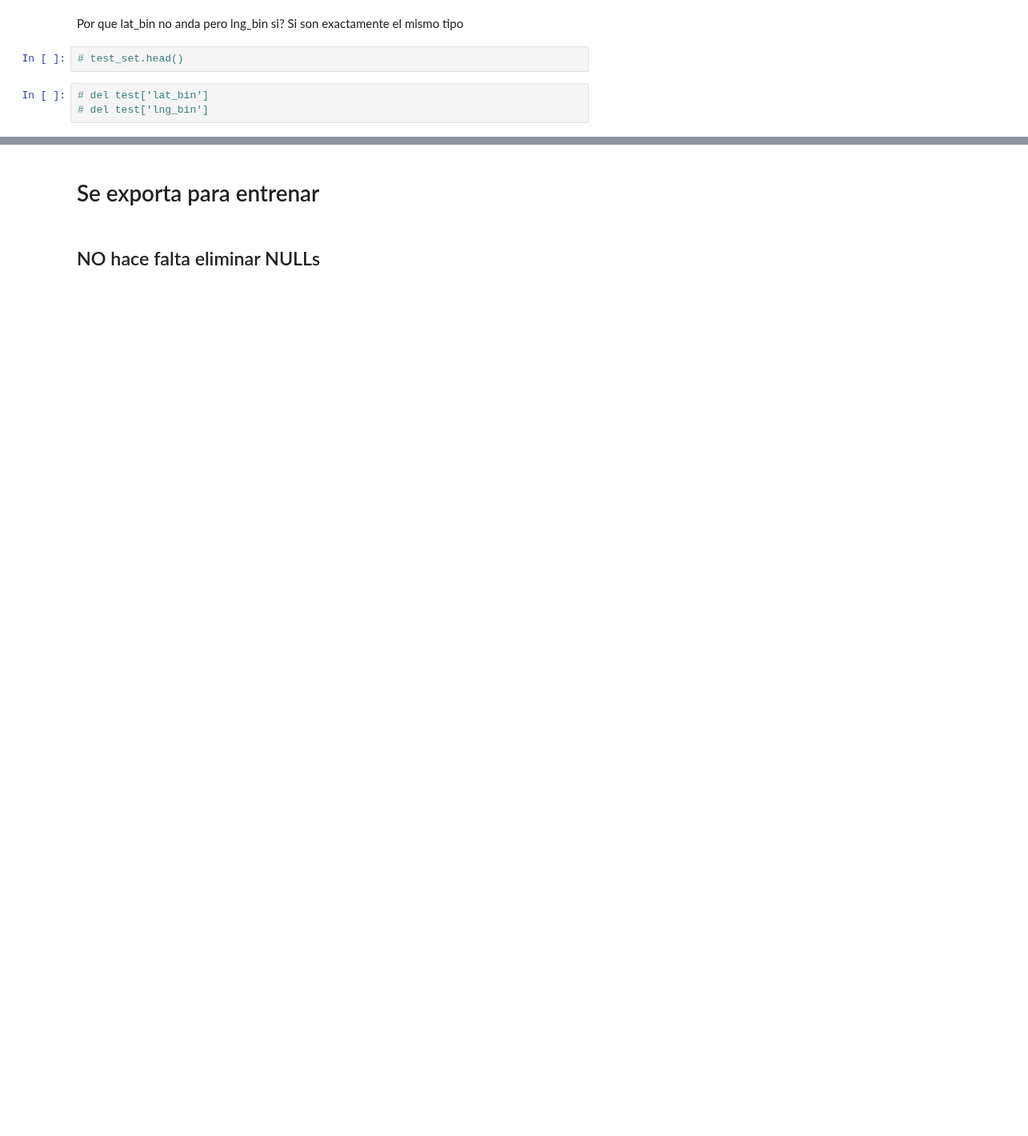
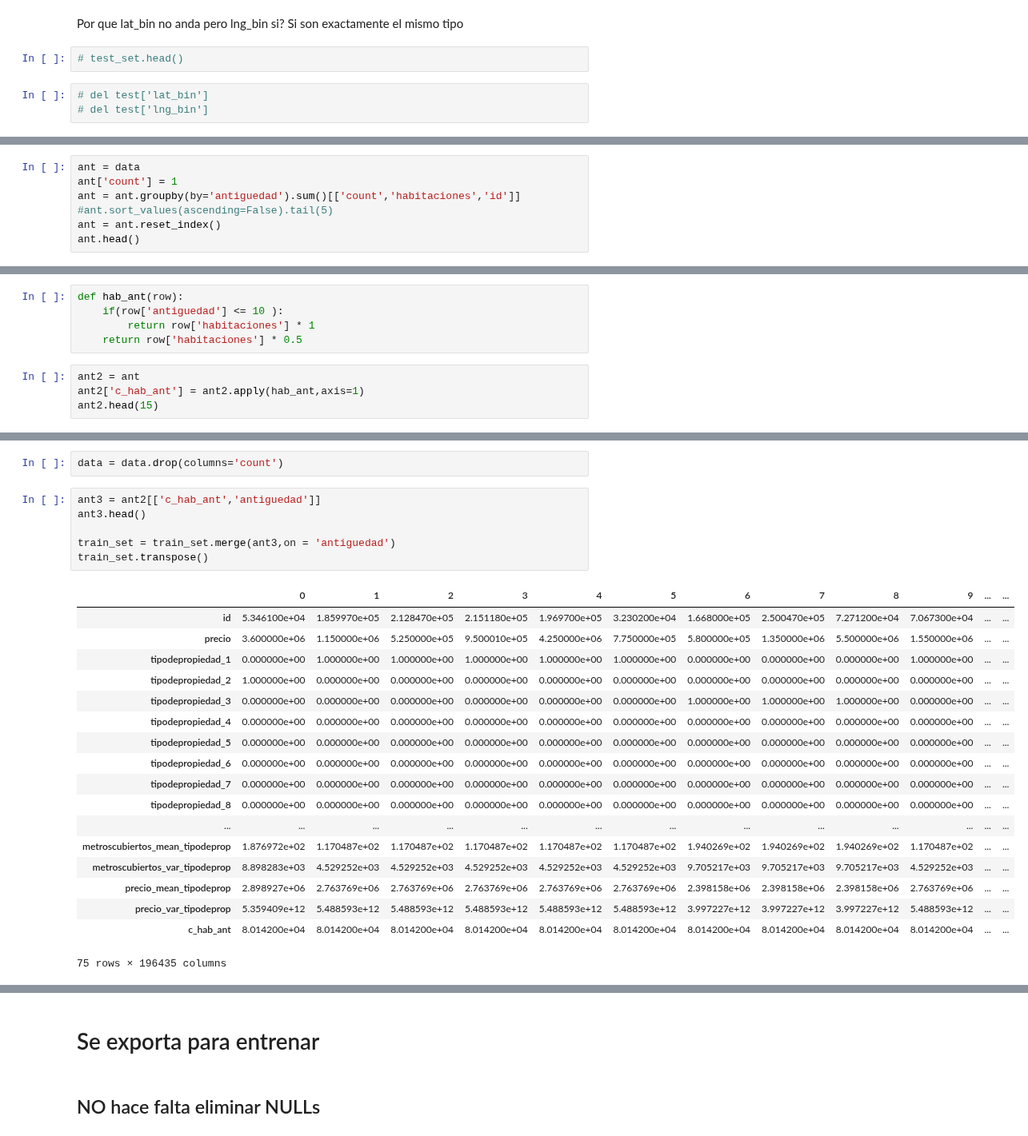
Before and after one commit to Alaneta/Datacones, a Jupyter notebook: tp2/1_Features_XG.ipynb, the cells around one changed output, grey strips where cells are left out. Shown at 80% size. Cells and saved outputs as stored; diff of their text form; blank space fills up the shorter version.

```diff
--- a/tp2/1_Features_XG.ipynb
+++ b/tp2/1_Features_XG.ipynb
@@ -696,0 +720,7 @@ Por que lat_bin no anda pero lng_bin si? Si son exactamente el mismo tipo
+# %%
+ant = data
+ant['count'] = 1
+ant = ant.groupby(by='antiguedad').sum()[['count','habitaciones','id']]
+#ant.sort_values(ascending=False).tail(5)
+ant = ant.reset_index()
+ant.head()
@@ -696,0 +746,9 @@ Por que lat_bin no anda pero lng_bin si? Si son exactamente el mismo tipo
+# %%
+def hab_ant(row):
+    if(row['antiguedad'] <= 10 ):
+        return row['habitaciones'] * 1
+    return row['habitaciones'] * 0.5
+# %%
+ant2 = ant
+ant2['c_hab_ant'] = ant2.apply(hab_ant,axis=1)
+ant2.head(15)
@@ -696,0 +772,27 @@ Por que lat_bin no anda pero lng_bin si? Si son exactamente el mismo tipo
+# %%
+data = data.drop(columns='count')
+# %%
+ant3 = ant2[['c_hab_ant','antiguedad']]
+ant3.head()
+
+train_set = train_set.merge(ant3,on = 'antiguedad')
+train_set.transpose()
+# %% [output]
+|  | 0 | 1 | 2 | 3 | 4 | 5 | 6 | 7 | 8 | 9 | ... | ... |
+| id | 5.346100e+04 | 1.859970e+05 | 2.128470e+05 | 2.151180e+05 | 1.969700e+05 | 3.230200e+04 | 1.668000e+05 | 2.500470e+05 | 7.271200e+04 | 7.067300e+04 | ... | ... |
+| precio | 3.600000e+06 | 1.150000e+06 | 5.250000e+05 | 9.500010e+05 | 4.250000e+06 | 7.750000e+05 | 5.800000e+05 | 1.350000e+06 | 5.500000e+06 | 1.550000e+06 | ... | ... |
+| tipodepropiedad_1 | 0.000000e+00 | 1.000000e+00 | 1.000000e+00 | 1.000000e+00 | 1.000000e+00 | 1.000000e+00 | 0.000000e+00 | 0.000000e+00 | 0.000000e+00 | 1.000000e+00 | ... | ... |
+| tipodepropiedad_2 | 1.000000e+00 | 0.000000e+00 | 0.000000e+00 | 0.000000e+00 | 0.000000e+00 | 0.000000e+00 | 0.000000e+00 | 0.000000e+00 | 0.000000e+00 | 0.000000e+00 | ... | ... |
+| tipodepropiedad_3 | 0.000000e+00 | 0.000000e+00 | 0.000000e+00 | 0.000000e+00 | 0.000000e+00 | 0.000000e+00 | 1.000000e+00 | 1.000000e+00 | 1.000000e+00 | 0.000000e+00 | ... | ... |
+| tipodepropiedad_4 | 0.000000e+00 | 0.000000e+00 | 0.000000e+00 | 0.000000e+00 | 0.000000e+00 | 0.000000e+00 | 0.000000e+00 | 0.000000e+00 | 0.000000e+00 | 0.000000e+00 | ... | ... |
+| tipodepropiedad_5 | 0.000000e+00 | 0.000000e+00 | 0.000000e+00 | 0.000000e+00 | 0.000000e+00 | 0.000000e+00 | 0.000000e+00 | 0.000000e+00 | 0.000000e+00 | 0.000000e+00 | ... | ... |
+| tipodepropiedad_6 | 0.000000e+00 | 0.000000e+00 | 0.000000e+00 | 0.000000e+00 | 0.000000e+00 | 0.000000e+00 | 0.000000e+00 | 0.000000e+00 | 0.000000e+00 | 0.000000e+00 | ... | ... |
+| tipodepropiedad_7 | 0.000000e+00 | 0.000000e+00 | 0.000000e+00 | 0.000000e+00 | 0.000000e+00 | 0.000000e+00 | 0.000000e+00 | 0.000000e+00 | 0.000000e+00 | 0.000000e+00 | ... | ... |
+| tipodepropiedad_8 | 0.000000e+00 | 0.000000e+00 | 0.000000e+00 | 0.000000e+00 | 0.000000e+00 | 0.000000e+00 | 0.000000e+00 | 0.000000e+00 | 0.000000e+00 | 0.000000e+00 | ... | ... |
+| ... | ... | ... | ... | ... | ... | ... | ... | ... | ... | ... | ... | ... |
+| metroscubiertos_mean_tipodeprop | 1.876972e+02 | 1.170487e+02 | 1.170487e+02 | 1.170487e+02 | 1.170487e+02 | 1.170487e+02 | 1.940269e+02 | 1.940269e+02 | 1.940269e+02 | 1.170487e+02 | ... | ... |
+| metroscubiertos_var_tipodeprop | 8.898283e+03 | 4.529252e+03 | 4.529252e+03 | 4.529252e+03 | 4.529252e+03 | 4.529252e+03 | 9.705217e+03 | 9.705217e+03 | 9.705217e+03 | 4.529252e+03 | ... | ... |
+| precio_mean_tipodeprop | 2.898927e+06 | 2.763769e+06 | 2.763769e+06 | 2.763769e+06 | 2.763769e+06 | 2.763769e+06 | 2.398158e+06 | 2.398158e+06 | 2.398158e+06 | 2.763769e+06 | ... | ... |
+| precio_var_tipodeprop | 5.359409e+12 | 5.488593e+12 | 5.488593e+12 | 5.488593e+12 | 5.488593e+12 | 5.488593e+12 | 3.997227e+12 | 3.997227e+12 | 3.997227e+12 | 5.488593e+12 | ... | ... |
+| c_hab_ant | 8.014200e+04 | 8.014200e+04 | 8.014200e+04 | 8.014200e+04 | 8.014200e+04 | 8.014200e+04 | 8.014200e+04 | 8.014200e+04 | 8.014200e+04 | 8.014200e+04 | ... | ... |
+75 rows × 196435 columns
```
Also changed, not shown: parts of 10 cells of this notebook, 1 other file.
